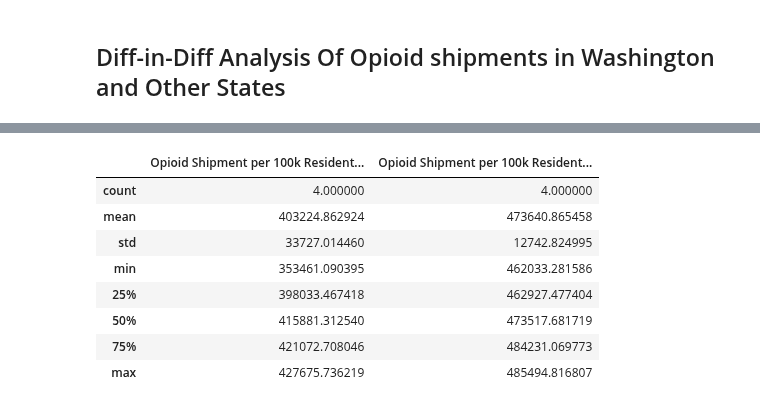
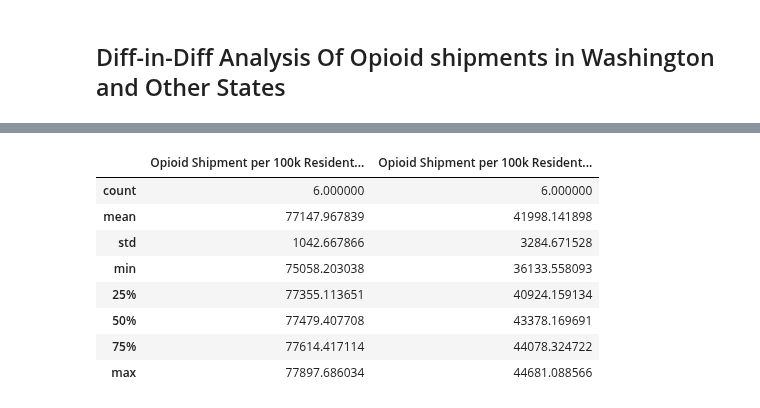
Before and after one commit to abzdel/Opioid-Analysis, a Jupyter notebook: 10_code/wa_diff_prescriptions.ipynb, the cells around one changed output, grey strips where cells are left out. Saved outputs shown, nothing was run; the diff lists cells and outputs as text; code cells hidden in the pictures.

```diff
--- a/10_code/wa_diff_prescriptions.ipynb
+++ b/10_code/wa_diff_prescriptions.ipynb
@@ -117,14 +93,19 @@ prescriptions_reduced_copy
 # %%
 # creating a dataset that has all the drug prescriptions in the state of Florida
 
-washington_prescriptions = prescriptions_reduced_copy[prescriptions_reduced_copy["StateName"]=="Washington"]
+washington_prescriptions = prescriptions_reduced_copy[prescriptions_reduced_copy["State"]=="WA"]
 # washington_prescriptions_copy = washington_prescriptions.copy()
+# washington_prescriptions["shipment_per_100k"] = (
+#     (
+#         washington_prescriptions["dos_str"]
+#         * washington_prescriptions["DOSAGE_UNIT"]
+#         * washington_prescriptions["MME_Conversion_Factor"]
+#     )
+#     / (washington_prescriptions["Population"])
+#     * 100000
+# )
 washington_prescriptions["shipment_per_100k"] = (
-    (
-        washington_prescriptions["dos_str"]
-        * washington_prescriptions["DOSAGE_UNIT"]
-        * washington_prescriptions["MME_Conversion_Factor"]
-    )
+        washington_prescriptions["MME"]
     / (washington_prescriptions["Population"])
     * 100000
 )
@@ -184,7 +166,7 @@ washington_prescriptions_result.head()
 # %%
 # creating a new dataset, that contains drug related deaths in other neighboring states of Florida - Alabama, Georgia, Mississippi, South Carolina and Tennessee
 
-other_states_shipment = prescriptions_reduced_copy[(prescriptions_reduced_copy["StateName"] != "Washington")]
+other_states_shipment = prescriptions_reduced_copy[(prescriptions_reduced_copy["State"] != "WA")]
 # other_states_shipment = prescriptions_reduced_copy[(prescriptions_reduced_copy["StateName"] == "Alabama")|(prescriptions_reduced_copy["StateName"] == "Georgia")|(prescriptions_reduced_copy["StateName"] == "Mississippi")|(prescriptions_reduced_copy["StateName"] == "South Carolina")|(prescriptions_reduced_copy["StateName"] == "Tennessee")]
 
 other_states_shipment
@@ -207,11 +190,7 @@ other_states_shipment_copy = other_states_shipment.copy()
 
 # other_states_shipment_copy["shipment_per_100k"] = (other_states_shipment_copy["QUANTITY"] / other_states_shipment_copy["Population"]) * 100_000
 other_states_shipment_copy["shipment_per_100k"] = (
-    (
-        other_states_shipment_copy["dos_str"]
-        * other_states_shipment_copy["DOSAGE_UNIT"]
-        * other_states_shipment_copy["MME_Conversion_Factor"]
-    )
+        other_states_shipment_copy["MME"]
     / (other_states_shipment_copy["Population"])
     * 100000
 )
@@ -234,6 +214,6 @@ other_states_shipment_copy
 # %%
 # calculating and displaying results for drug related deaths - year, state and county wise
 
-other_states_result = other_states_shipment_copy.groupby(["Year", "StateName", "county_test"])["shipment_per_100k"].sum().reset_index()
+other_states_result = other_states_shipment_copy.groupby(["Year", "State", "county_test"])["shipment_per_100k"].sum().reset_index()
 other_states_result.head()
 # %% [output]
@@ -316,18 +293,18 @@ wa_result
 # %%
-florida_summary = pd.DataFrame(wa_result.describe()["shipment_per_100k"]).rename(columns={"shipment_per_100k": "Opioid Shipment per 100k Residents - Washington"})
+washington_summary = pd.DataFrame(wa_result.describe()["shipment_per_100k"]).rename(columns={"shipment_per_100k": "Opioid Shipment per 100k Residents - Washington"})
 comp_summary = pd.DataFrame(comp_result.describe()["shipment_per_100k"]).rename(columns={"shipment_per_100k": "Opioid Shipment per 100k Residents - Control States"})
-stats = pd.concat([florida_summary, comp_summary], axis=1)
+stats = pd.concat([washington_summary, comp_summary], axis=1)
 stats
 # %% [output]
 |  | Opioid Shipment per 100k Resident... | Opioid Shipment per 100k Resident... |
-| count | 4.000000 | 4.000000 |
-| mean | 403224.862924 | 473640.865458 |
-| std | 33727.014460 | 12742.824995 |
-| min | 353461.090395 | 462033.281586 |
-| 25% | 398033.467418 | 462927.477404 |
-| 50% | 415881.312540 | 473517.681719 |
-| 75% | 421072.708046 | 484231.069773 |
-| max | 427675.736219 | 485494.816807 |
+| count | 6.000000 | 6.000000 |
+| mean | 77147.967839 | 41998.141898 |
+| std | 1042.667866 | 3284.671528 |
+| min | 75058.203038 | 36133.558093 |
+| 25% | 77355.113651 | 40924.159134 |
+| 50% | 77479.407708 | 43378.169691 |
+| 75% | 77614.417114 | 44078.324722 |
+| max | 77897.686034 | 44681.088566 |
 # %%
 # create a scale for number of years before and after 2012 (target year)
 
```
Also changed, not shown: parts of 29 cells of this notebook, 1 other file.
